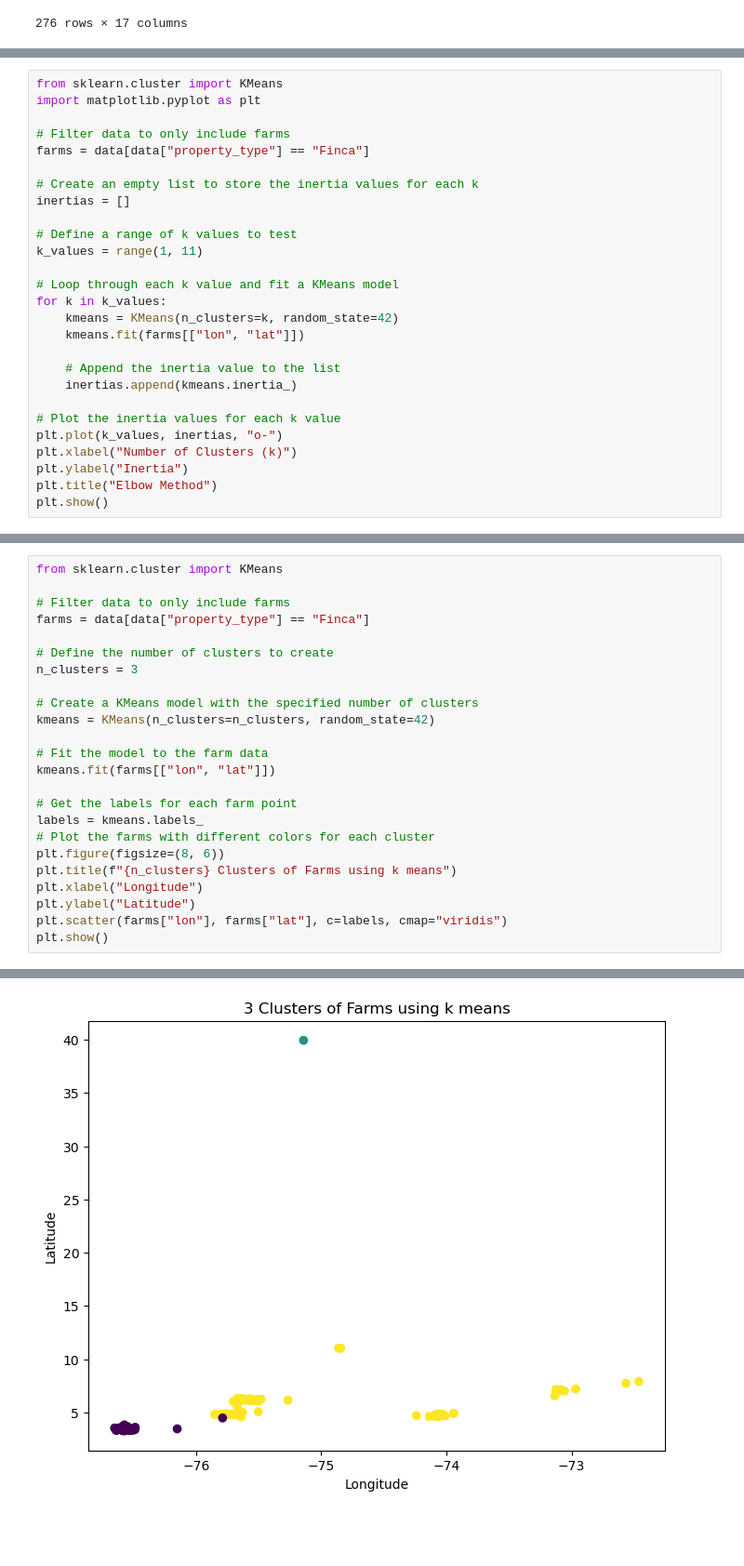
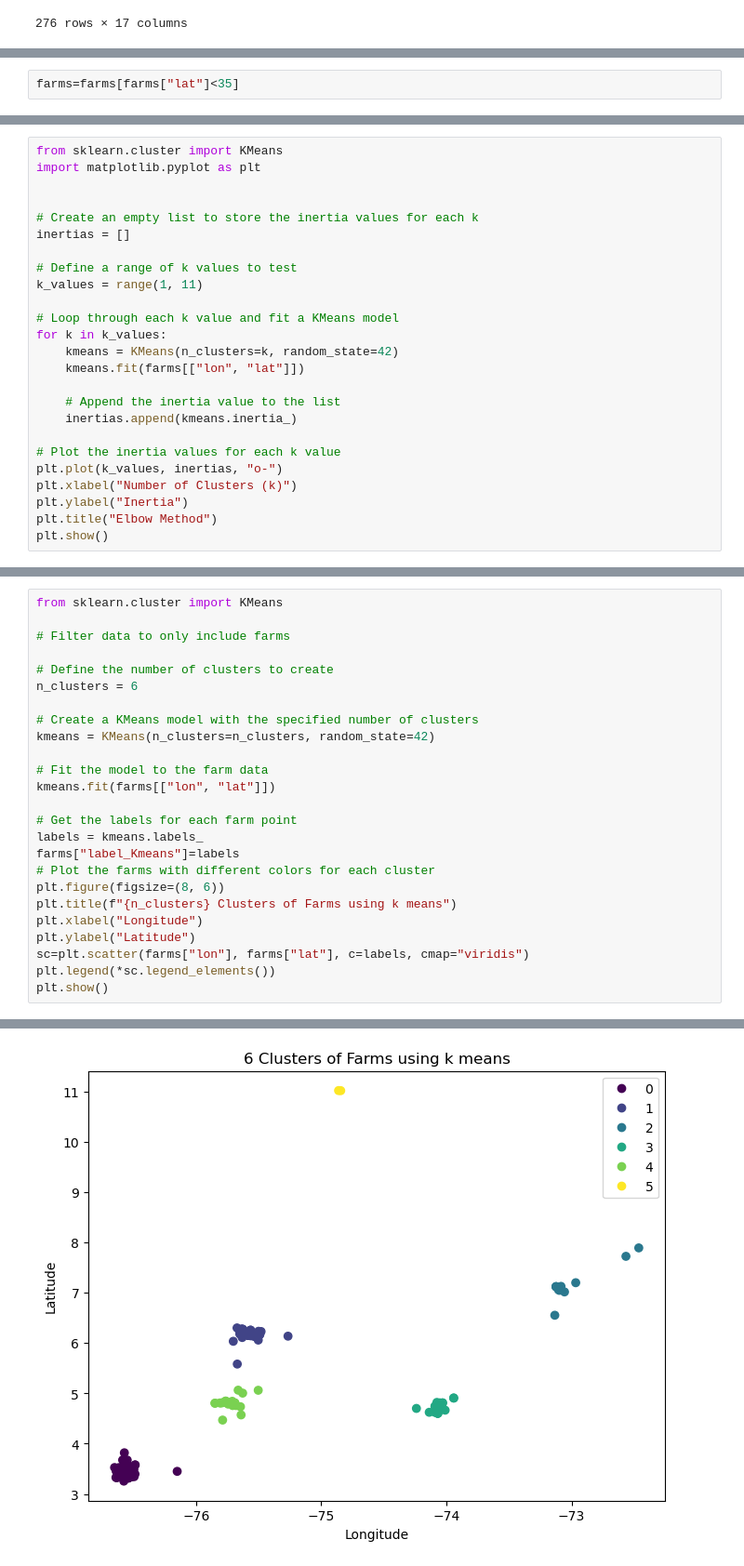
Before and after one commit to afrincon2/visualization, a Jupyter notebook: Prices.ipynb, the cells around one changed output, grey strips where cells are left out. Shown at 93% size. Drawn from its saved outputs; the diff is of its cells as text; blank space fills up the shorter version.

```diff
--- a/Prices.ipynb
+++ b/Prices.ipynb
@@ -293,0 +299,2 @@ plt.scatter(farms["lon"],farms["lat"])
+# %%
+farms=farms[farms["lat"]<35]
@@ -295,8 +310,6 @@ plt.scatter(farms["lon"],farms["lat"])
 from sklearn.cluster import KMeans
 import matplotlib.pyplot as plt
 
-# Filter data to only include farms
-farms = data[data["property_type"] == "Finca"]
 
 # Create an empty list to store the inertia values for each k
 inertias = []
@@ -324,10 +337,9 @@ plt.show()
 from sklearn.cluster import KMeans
 
 # Filter data to only include farms
-farms = data[data["property_type"] == "Finca"]
 
 # Define the number of clusters to create
-n_clusters = 3
+n_clusters = 6
 
 # Create a KMeans model with the specified number of clusters
 kmeans = KMeans(n_clusters=n_clusters, random_state=42)
@@ -337,11 +349,13 @@ kmeans.fit(farms[["lon", "lat"]])
 
 # Get the labels for each farm point
 labels = kmeans.labels_
+farms["label_Kmeans"]=labels
 # Plot the farms with different colors for each cluster
 plt.figure(figsize=(8, 6))
 plt.title(f"{n_clusters} Clusters of Farms using k means")
 plt.xlabel("Longitude")
 plt.ylabel("Latitude")
-plt.scatter(farms["lon"], farms["lat"], c=labels, cmap="viridis")
+sc=plt.scatter(farms["lon"], farms["lat"], c=labels, cmap="viridis")
+plt.legend(*sc.legend_elements())
 plt.show()
 # %% [output]
@@ -348,4 +367,4 @@ plt.show()
-[figure, old version]
+[figure, new version]
 # %%
 farms["label_Kmeans"]=labels
 plt.rcParams["figure.figsize"] = (13,5)
```
Also changed, not shown: parts of 5 cells of this notebook.
